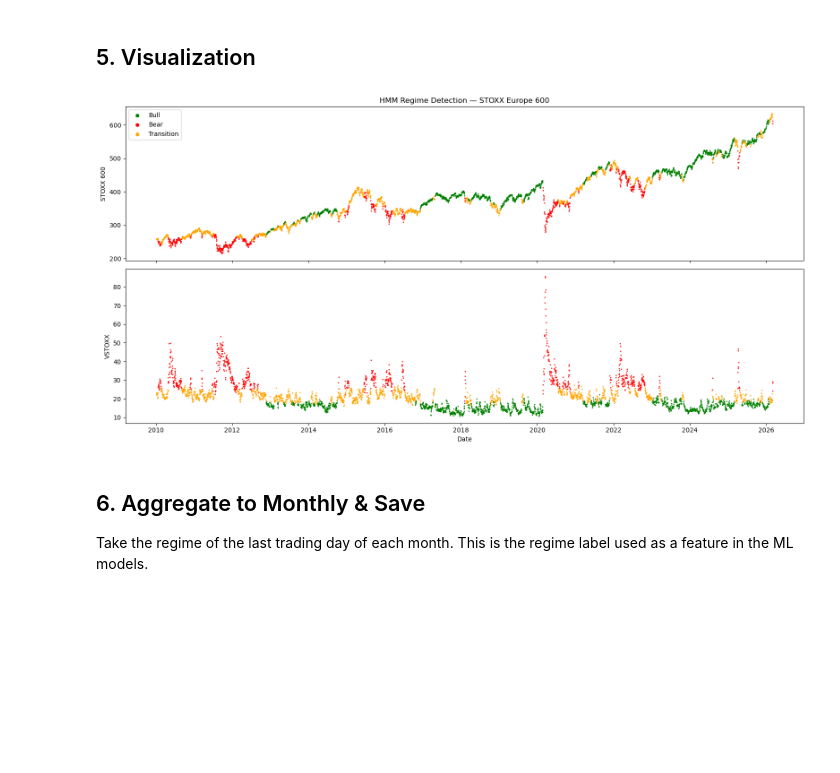
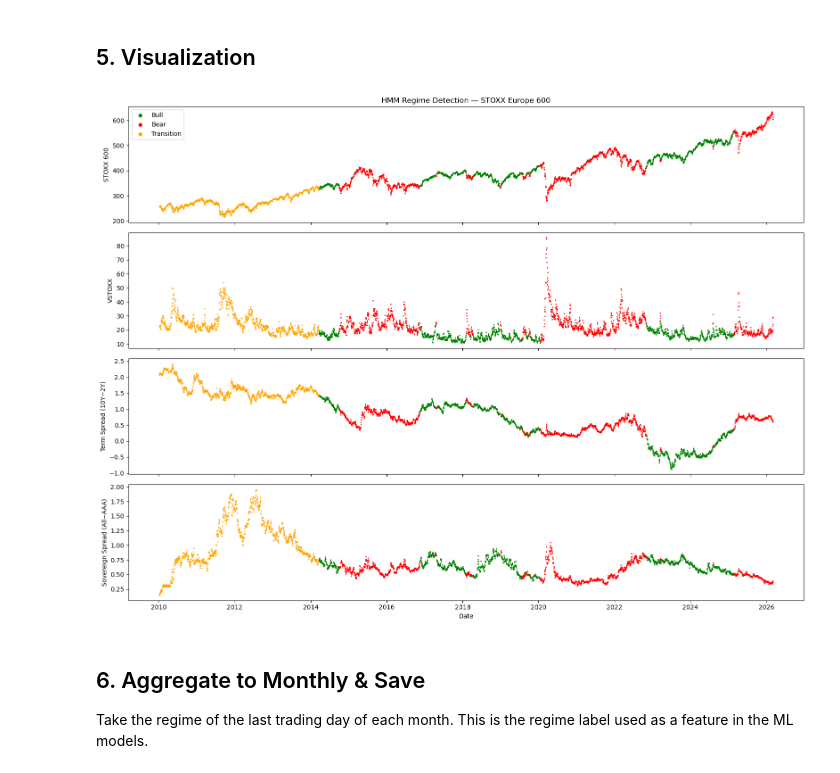
Before and after one commit to helloimnewtodata/thesis-v2, a Jupyter notebook: src/1_data_fetch/HMM_testi.ipynb, the cells around one changed output. Saved outputs shown, nothing was run; the diff lists cells and outputs as text; code cells hidden in the pictures; blank space fills up the shorter version.

```diff
--- a/src/1_data_fetch/HMM_testi.ipynb
+++ b/src/1_data_fetch/HMM_testi.ipynb
@@ -74,10 +103,11 @@ hmm_df['term_spread'] = (
     - df_yields['DE2YT=RR'].astype(float)
 )
 
-# # Credit spread: iTraxx Europe 5Y (TODO: uncomment when access available)
-# hmm_df['credit_spread'] = df_credit['ITEEU5Y=MP'].astype(float)
+# Credit spread: ECB sovereign spread (all-issuer − AAA, 10Y)
+hmm_df = hmm_df.join(df_credit, how='left')
+hmm_df['credit_spread'] = hmm_df['credit_spread'].ffill()
 
-features = ['stoxx_return', 'vstoxx', 'term_spread']
+features = ['stoxx_return', 'vstoxx', 'term_spread', 'credit_spread']
 hmm_df = hmm_df[features].dropna()
 
 print(f"HMM feature matrix: {hmm_df.shape[0]} daily observations")
@@ -188,41 +219,47 @@ Regime distribution:
 # %% [markdown]
 ## 5. Visualization
 # %%
-fig, axes = plt.subplots(2, 1, figsize=(16, 8), sharex=True)
+fig, axes = plt.subplots(4, 1, figsize=(16, 12), sharex=True)
 
 colors = {0: 'green', 1: 'red', 2: 'orange'}
 labels = {0: 'Bull', 1: 'Bear', 2: 'Transition'}
 
 # Plot 1: STOXX 600 price with regime coloring
 ax1 = axes[0]
 stoxx_plot = stoxx_price.reindex(hmm_df.index)
 for regime_id, color in colors.items():
     mask = hmm_df['HMM_Regime'] == regime_id
     ax1.scatter(hmm_df.index[mask], stoxx_plot[mask], c=color, s=1, label=labels[regime_id])
 ax1.set_ylabel('STOXX 600')
 ax1.legend(loc='upper left', markerscale=5)
 ax1.set_title('HMM Regime Detection — STOXX Europe 600')
 
 # Plot 2: VSTOXX with regime coloring
 ax2 = axes[1]
 for regime_id, color in colors.items():
     mask = hmm_df['HMM_Regime'] == regime_id
     ax2.scatter(hmm_df.index[mask], hmm_df.loc[mask, 'vstoxx'], c=color, s=1)
 ax2.set_ylabel('VSTOXX')
-ax2.set_xlabel('Date')
 
-# # Plot 3: Credit spread (TODO: uncomment when available)
-# ax3 = axes[2]
-# for regime_id, color in colors.items():
-#     mask = hmm_df['HMM_Regime'] == regime_id
-#     ax3.scatter(hmm_df.index[mask], hmm_df.loc[mask, 'credit_spread'], c=color, s=1)
-# ax3.set_ylabel('iTraxx Europe 5Y (bps)')
-# ax3.set_xlabel('Date')
+# Plot 3: Term spread with regime coloring
+ax3 = axes[2]
+for regime_id, color in colors.items():
+    mask = hmm_df['HMM_Regime'] == regime_id
+    ax3.scatter(hmm_df.index[mask], hmm_df.loc[mask, 'term_spread'], c=color, s=1)
+ax3.set_ylabel('Term Spread (10Y−2Y)')
+
+# Plot 4: Credit spread with regime coloring
+ax4 = axes[3]
+for regime_id, color in colors.items():
+    mask = hmm_df['HMM_Regime'] == regime_id
+    ax4.scatter(hmm_df.index[mask], hmm_df.loc[mask, 'credit_spread'], c=color, s=1)
+ax4.set_ylabel('Sovereign Spread (All−AAA)')
+ax4.set_xlabel('Date')
 
 plt.tight_layout()
 plt.show()
 # %% [output]
-[figure, old version]
+[figure, new version]
 # %% [markdown]
 ## 6. Aggregate to Monthly & Save
 Take the regime of the last trading day of each month. This is the regime label used as a feature in the ML models.
```
Also changed, not shown: parts of 7 cells of this notebook.
